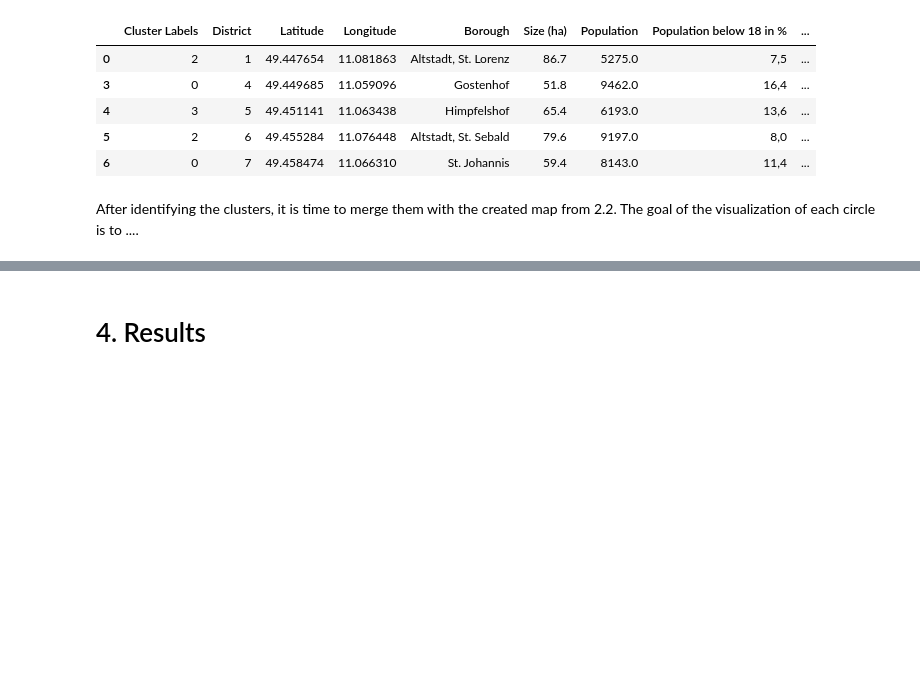
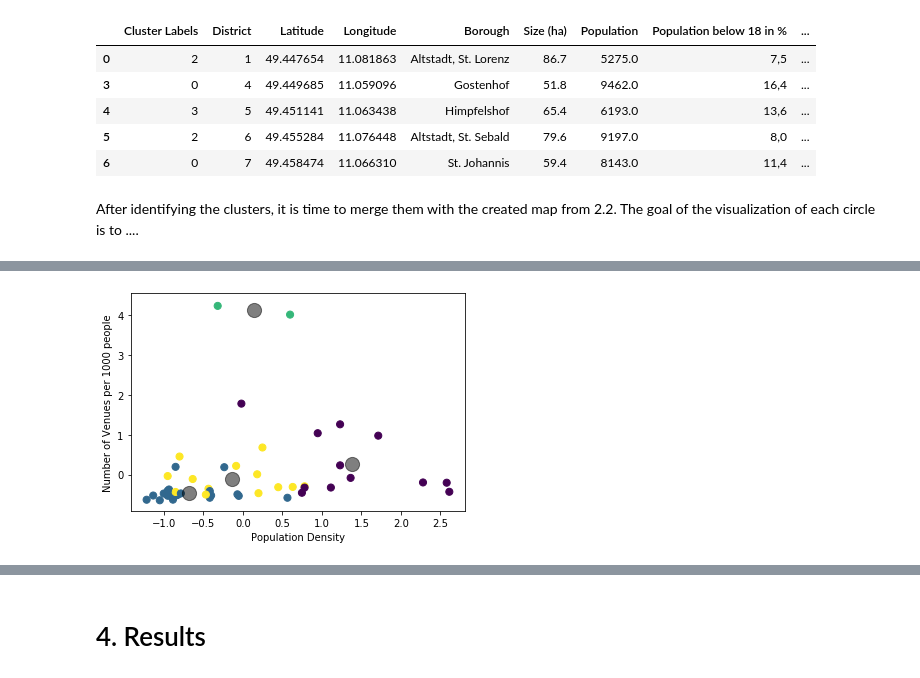
Before and after one commit to Suntzui/Coursera_Capstone, a Jupyter notebook: Applied Data Science Capstone - Final Assignment.ipynb, the cells around one changed output, grey strips where cells are left out. Saved outputs shown, nothing was run; the diff lists cells and outputs as text; code cells hidden in the pictures; blank space fills up the shorter version.

```diff
--- a/Applied Data Science Capstone - Final Assignment.ipynb
+++ b/Applied Data Science Capstone - Final Assignment.ipynb
@@ -593,0 +638,11 @@ First cluster: Description
+# %%
+y_kmeans = kmeans.predict(Nürnberg_clusters)
+plt.scatter(Nürnberg_clusters[:, 1], Nürnberg_clusters[:, 2], c=y_kmeans, s=50, cmap='viridis')
+
+centers = kmeans.cluster_centers_
+plt.scatter(centers[:, 1], centers[:, 2], c='black', s=200, alpha=0.5);
+plt.xlabel('Population Density')
+plt.ylabel('Number of Venues per 1000 people')
+plt.show()
+# %% [output]
+[figure, added]
```
Also changed, not shown: parts of 24 cells of this notebook.
